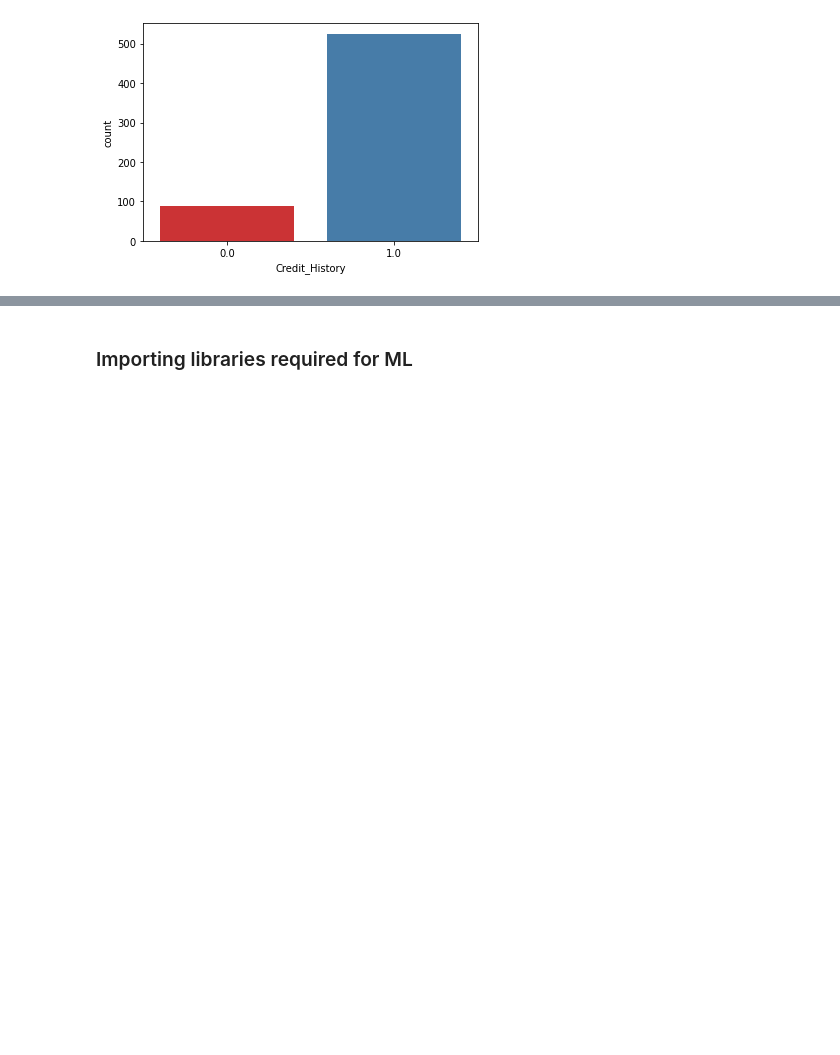
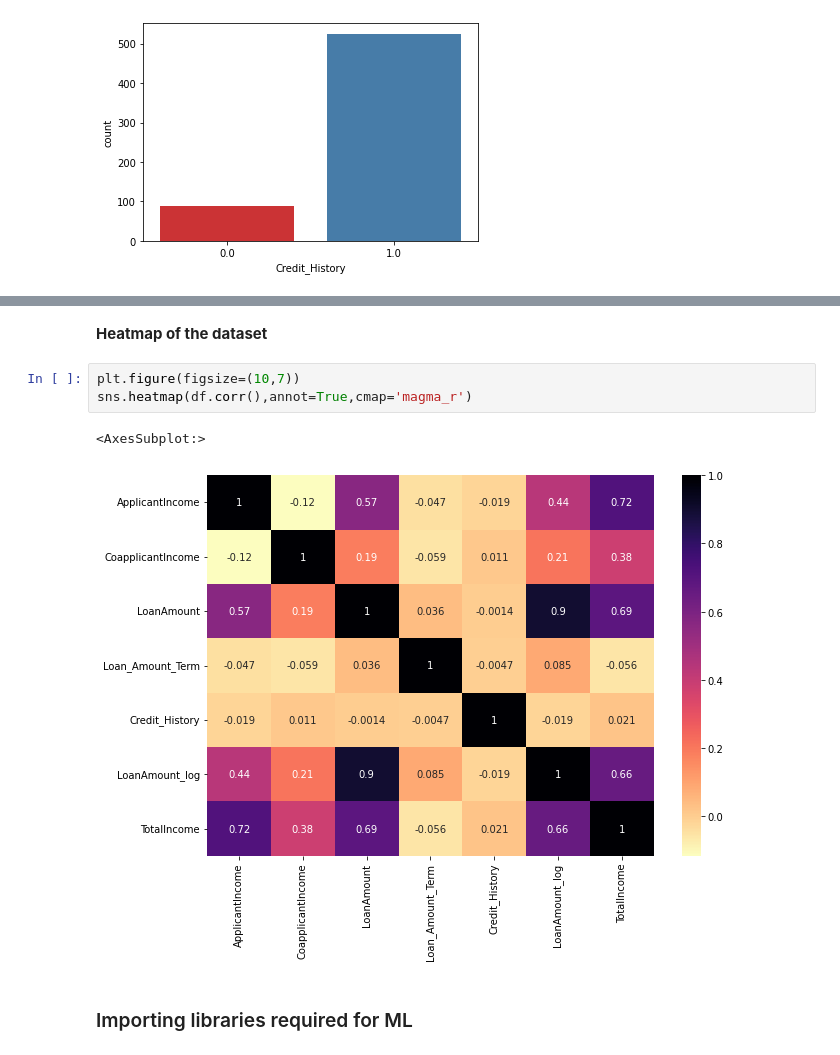
Before and after one commit to BibekRai44/Loan-Approval-Analysis, a Jupyter notebook: loan-approval-analysis.ipynb, the cells around one changed output, grey strips where cells are left out. Cells and saved outputs as stored; diff of their text form; blank space fills up the shorter version.

```diff
--- a/loan-approval-analysis.ipynb
+++ b/loan-approval-analysis.ipynb
@@ -284,3 +301,11 @@ Name: Credit_History, dtype: int64
+# %% [markdown]
+**Heatmap of the dataset**
+# %%
+plt.figure(figsize=(10,7))
+sns.heatmap(df.corr(),annot=True,cmap='magma_r')
+# %% [output]
+<AxesSubplot:>
+[figure, added]
 # %% [markdown]
 ### Importing libraries required for ML
 # %%
```
Also changed, not shown: parts of 4 cells of this notebook.
